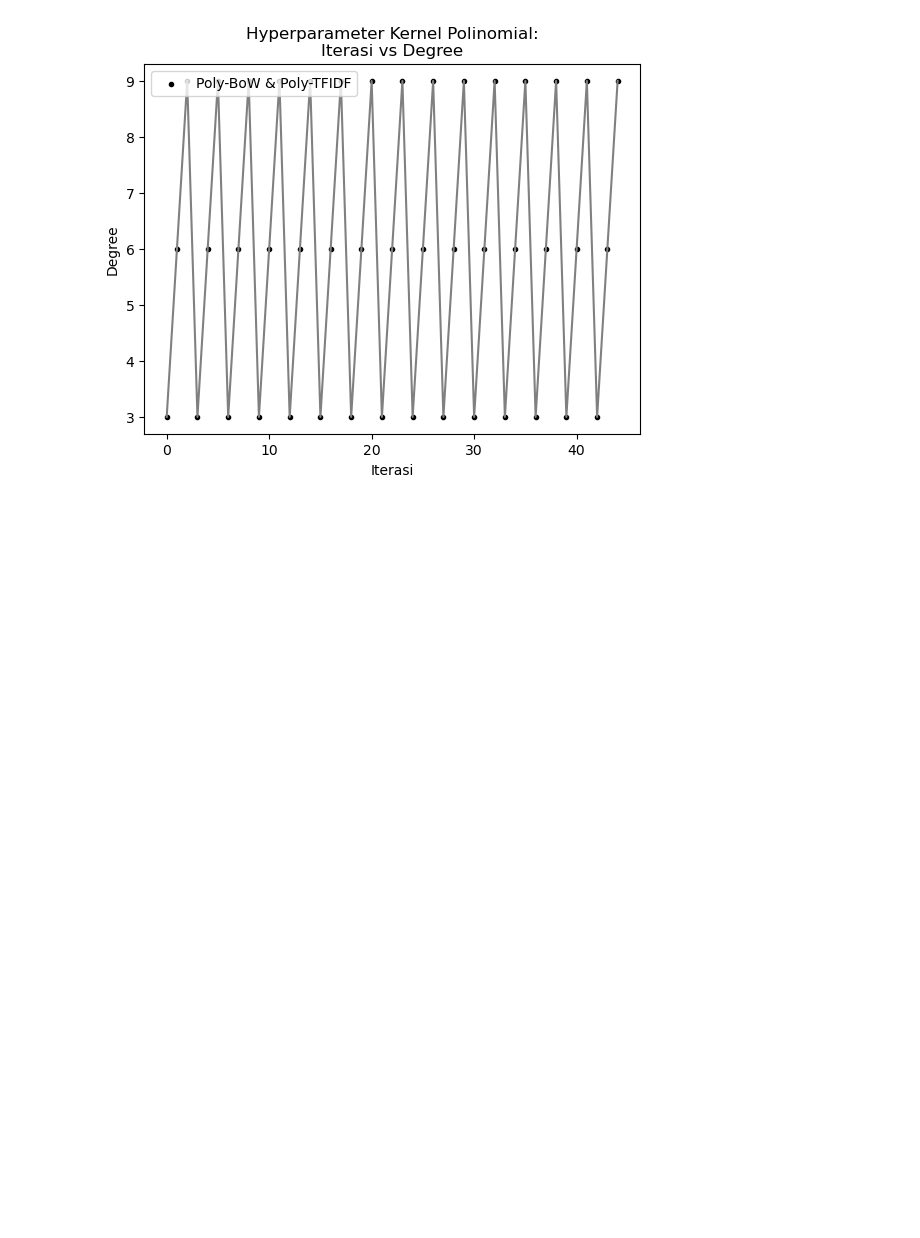
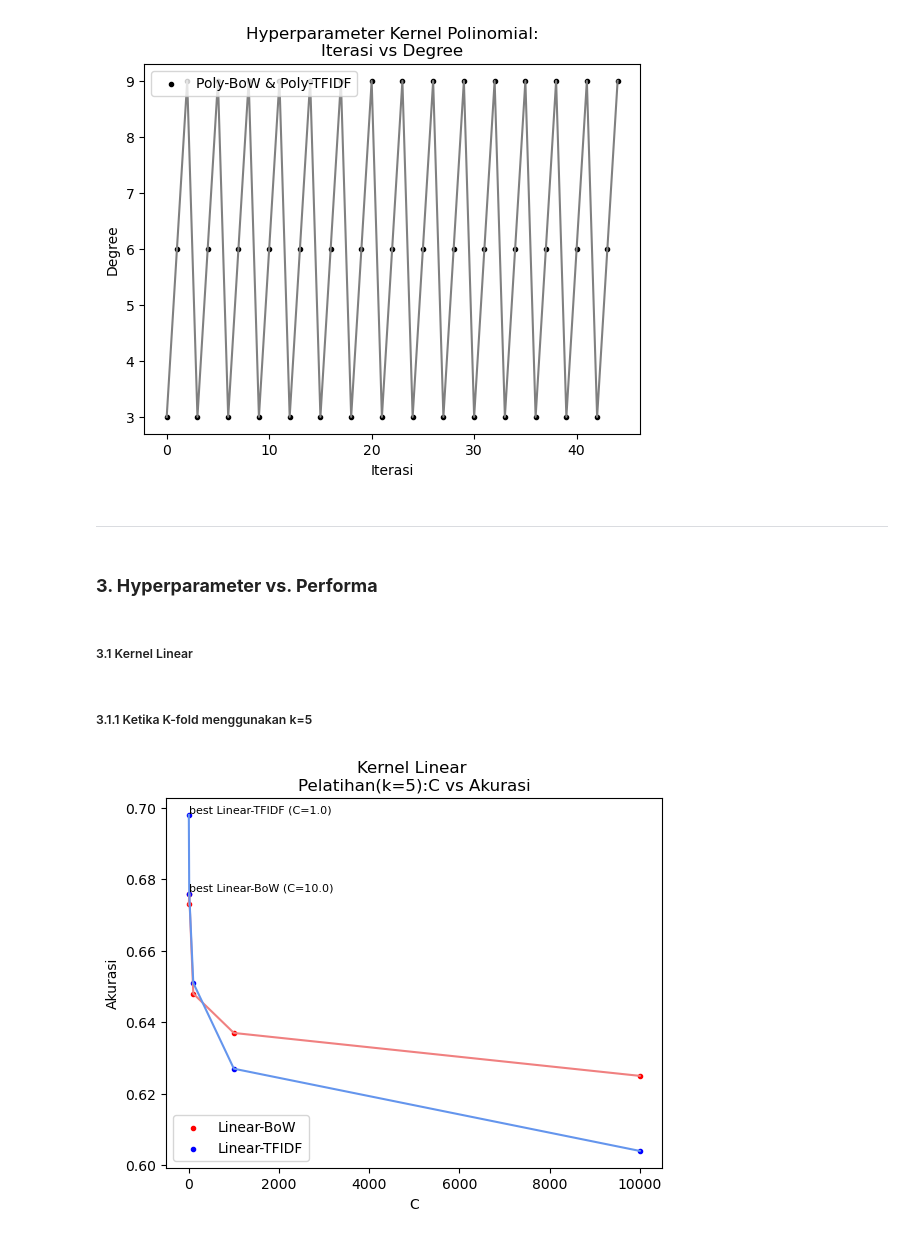
Before and after one commit to fwaskito/ta, a Jupyter notebook: ta/plot_rev.ipynb, the cells around one changed output. Drawn from its saved outputs; the diff is of its cells as text; code cells hidden in the pictures; blank space fills up the shorter version.

Commit message:
Update plot_rev notebook, add 'Hyperparameter vs. Performa' section

```diff
--- a/ta/plot_rev.ipynb
+++ b/ta/plot_rev.ipynb
@@ -454,3 +449,30 @@ analysis.plot_performance_2d(
 )
 # %% [output]
 [figure]
+# %% [markdown]
+***
+# %% [markdown]
+### __3. Hyperparameter vs. Performa__
+# %% [markdown]
+##### 3.1 Kernel Linear
+# %% [markdown]
+##### 3.1.1 Ketika K-fold menggunakan k=5
+# %%
+res_dict = {
+    "Linear-BoW": {
+        "C": train_linear_bow_k5_res["C"],
+        "Akurasi": train_linear_bow_k5_res["mean_accuracy"]
+    },
+    "Linear-TFIDF": {
+        "C": train_linear_tfidf_k5_res["C"],
+        "Akurasi": train_linear_tfidf_k5_res["mean_accuracy"]
+    }
+}
+
+analysis.plot_performance_2d(
+    res_dict,
+    "lower left",
+    "Kernel Linear \nPelatihan(k=5):C vs Akurasi"
+)
+# %% [output]
+[figure, added]
```
Also changed, not shown: parts of 24 cells of this notebook.
